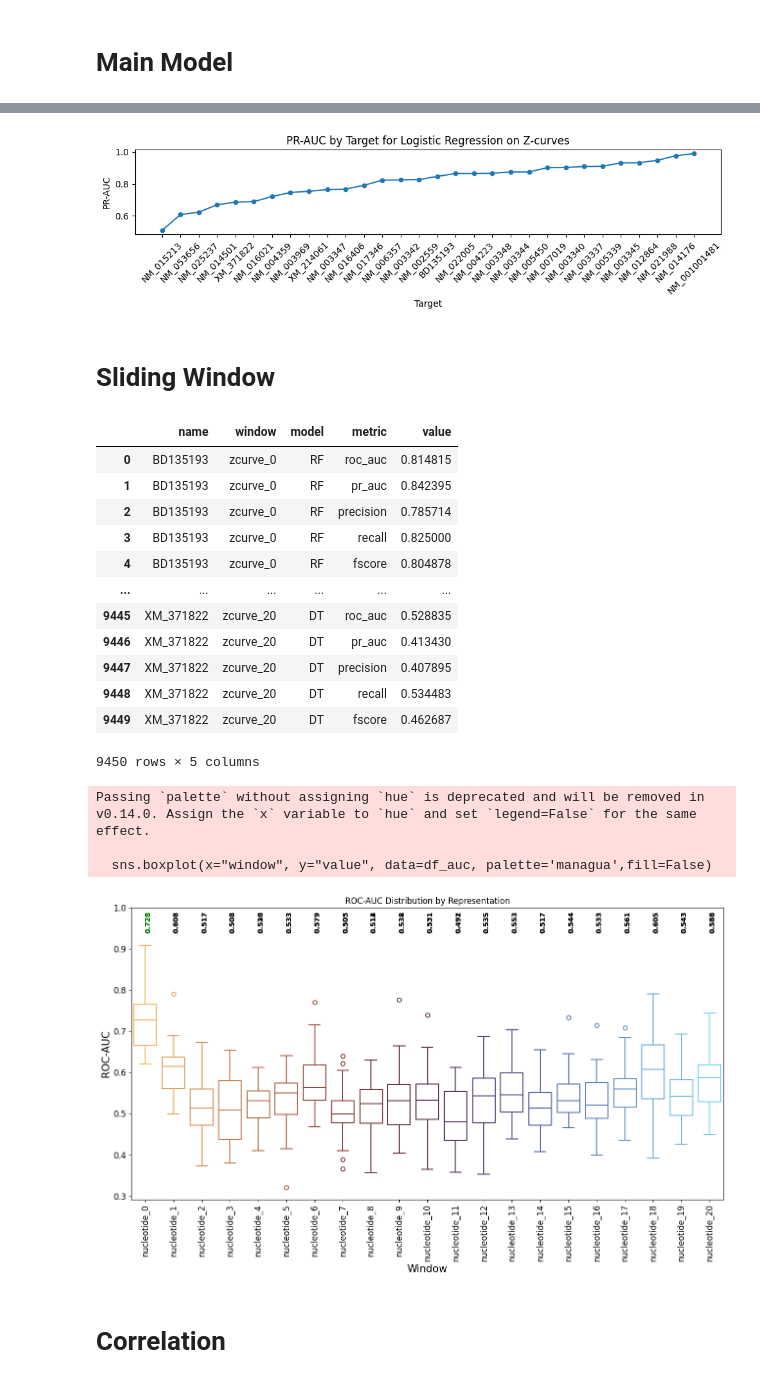
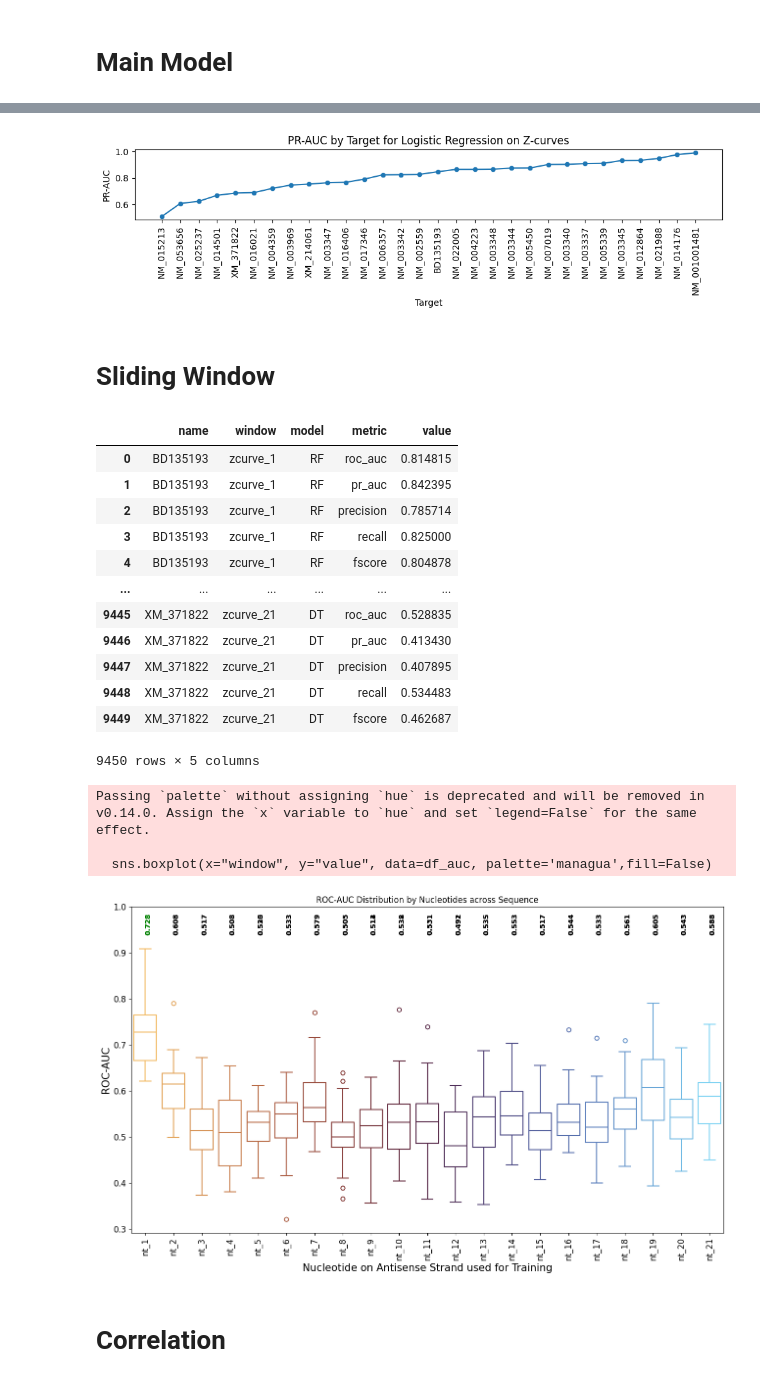
Before and after one commit to apkrfi/unMod-siRNA-Pred, a Jupyter notebook: Check_Performance.ipynb, the cells around one changed output, grey strips where cells are left out. Drawn from its saved outputs; the diff is of its cells as text; code cells hidden in the pictures.

```diff
--- a/Check_Performance.ipynb
+++ b/Check_Performance.ipynb
@@ -13,7 +13,7 @@ from statsmodels.formula.api import mixedlm
 # Main Model
 # %%
 rows=[]
-outpath='outfolder/'
+outpath='LOGO_outfolder/'
 for filename in os.listdir(outpath):
     if filename.endswith(".json"):  # process only JSON files
         filepath = os.path.join(outpath, filename)
@@ -38,7 +38,10 @@ for filename in os.listdir(outpath):
 
 # Build DataFrame
 df = pd.DataFrame(rows)
-
+df.drop(df[df['representation'] =='zcurve_repeat'].index, inplace=True)
+df['model']=df['model'].replace("RF", "Random Forest")
+df['model']=df['model'].replace("LGR", "Logistic Regression")
+df['model']=df['model'].replace("DT", "Decision Tree")
 df
 # %% [output]
 |  | name | representation | model | metric | value |
@@ -158,5 +161,5 @@ plt.savefig('LGR_ZCURVE_ROC.png',dpi=300)
 # %%
-filtered_df = df[(df['model'] == 'LGR') &
+filtered_df = df[(df['model'] == 'Logistic Regression') &
                  (df['representation'] == 'zcurve') &
                  (df['metric'] == 'pr_auc')]
 
@@ -168,14 +171,14 @@ plt.figure(figsize=(10,3))
 sns.scatterplot(data=filtered_df, x='name', y='value')
 sns.lineplot(data=filtered_df, x='name', y='value', sort=False)
 
-plt.xticks(rotation=45)
+plt.xticks(rotation=90)
 plt.xlabel('Target')
 plt.ylabel('PR-AUC')
 plt.title('PR-AUC by Target for Logistic Regression on Z-curves')
 plt.tight_layout()
 plt.savefig('LGR_ZCURVE_PR.png',dpi=300)
 # %% [output]
-[figure, old version]
+[figure, new version]
 # %% [markdown]
 # Sliding Window
 # %%
@@ -197,7 +200,7 @@ for filename in ['zcurve_'+str(i)+'.json' for i in range(0,21)]:
                 for metric, value in metrics.items():
                     rows.append({
                         "name": name,
-                        "window": filename[:-5],
+                        "window": f"{(b:=filename[:-5]).rsplit('_',1)[0]}_{int(b.rsplit('_',1)[1]) + 1}",
                         "model": model,
                         "metric": metric,
                         "value": value
@@ -209,17 +212,17 @@ df = pd.DataFrame(rows)
 df
 # %% [output]
 |  | name | window | model | metric | value |
-| 0 | BD135193 | zcurve_0 | RF | roc_auc | 0.814815 |
-| 1 | BD135193 | zcurve_0 | RF | pr_auc | 0.842395 |
-| 2 | BD135193 | zcurve_0 | RF | precision | 0.785714 |
-| 3 | BD135193 | zcurve_0 | RF | recall | 0.825000 |
-| 4 | BD135193 | zcurve_0 | RF | fscore | 0.804878 |
+| 0 | BD135193 | zcurve_1 | RF | roc_auc | 0.814815 |
+| 1 | BD135193 | zcurve_1 | RF | pr_auc | 0.842395 |
+| 2 | BD135193 | zcurve_1 | RF | precision | 0.785714 |
+| 3 | BD135193 | zcurve_1 | RF | recall | 0.825000 |
+| 4 | BD135193 | zcurve_1 | RF | fscore | 0.804878 |
 | ... | ... | ... | ... | ... | ... |
-| 9445 | XM_371822 | zcurve_20 | DT | roc_auc | 0.528835 |
-| 9446 | XM_371822 | zcurve_20 | DT | pr_auc | 0.413430 |
-| 9447 | XM_371822 | zcurve_20 | DT | precision | 0.407895 |
-| 9448 | XM_371822 | zcurve_20 | DT | recall | 0.534483 |
-| 9449 | XM_371822 | zcurve_20 | DT | fscore | 0.462687 |
+| 9445 | XM_371822 | zcurve_21 | DT | roc_auc | 0.528835 |
+| 9446 | XM_371822 | zcurve_21 | DT | pr_auc | 0.413430 |
+| 9447 | XM_371822 | zcurve_21 | DT | precision | 0.407895 |
+| 9448 | XM_371822 | zcurve_21 | DT | recall | 0.534483 |
+| 9449 | XM_371822 | zcurve_21 | DT | fscore | 0.462687 |
 9450 rows × 5 columns
 # %%
 df_auc = df[df["metric"] == "roc_auc"]
@@ -229,37 +232,37 @@ df_auc = df[df["metric"] == "roc_auc"]
 plt.figure(figsize=(13,8))
 sns.boxplot(x="window", y="value", data=df_auc, palette='managua',fill=False)
 ticks = plt.gca().get_xticks()
 labels = [t.get_text() for t in plt.gca().get_xticklabels()]
-new_labels = [lbl.replace("zcurve", "nucleotide") for lbl in labels]
+new_labels = [lbl.replace("zcurve", "nt") for lbl in labels]
 plt.ylabel("ROC-AUC",size=15)
-plt.xlabel("Window",size=15)
+plt.xlabel("Nucleotide on Antisense Strand used for Training",size=15)
 plt.ylim(top=1)
-plt.title("ROC-AUC Distribution by Representation")
+plt.title("ROC-AUC Distribution by Nucleotides across Sequence")
 plt.xticks(ticks, new_labels,size=12,rotation=90)
 plt.yticks(size=12)
 box_positions={}
 avg_vals = df_auc.groupby(["window", "model"])["value"].mean().reset_index()
 y_max = df_auc["value"].max()
 # Get positions of the boxes
 
 for i, rep in enumerate(df_auc["window"].unique()):
         box_positions[(rep)] = i + ((1)/2) * 0.2  # adjust for hue width
 
 max_val = round(avg_vals["value"].max(), 3)
 # Annotate means at the top (same height for all)
 for _, row in avg_vals.iterrows():
     pos = box_positions[(row["window"])]
     color = "green" if round(row["value"],3) == max_val else "black"
     plt.text(pos, y_max + 0.03, f"{row['value']:.3f}",
              ha='center', va='bottom', fontsize=10, fontweight="bold", color=color, rotation=90)
 
 plt.tight_layout()
 plt.savefig('ROC-AUC_Sliding.png',dpi=300)
 # %% [output]
 Passing `palette` without assigning `hue` is deprecated and will be removed in v0.14.0. Assign the `x` variable to `hue` and set `legend=False` for the same effect.
 
   sns.boxplot(x="window", y="value", data=df_auc, palette='managua',fill=False)
-[figure, old version]
+[figure, new version]
 # %% [markdown]
 # Correlation
 # %%
```
Also changed, not shown: parts of 6 cells of this notebook, 9 other files.
